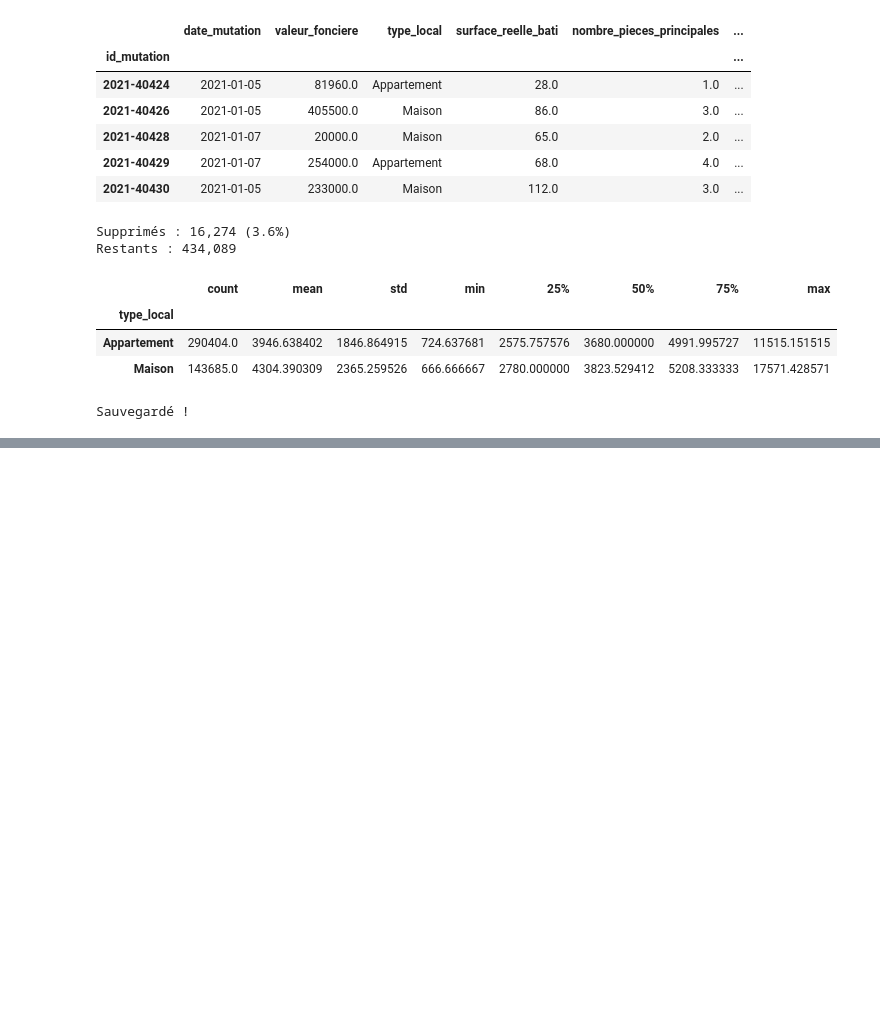
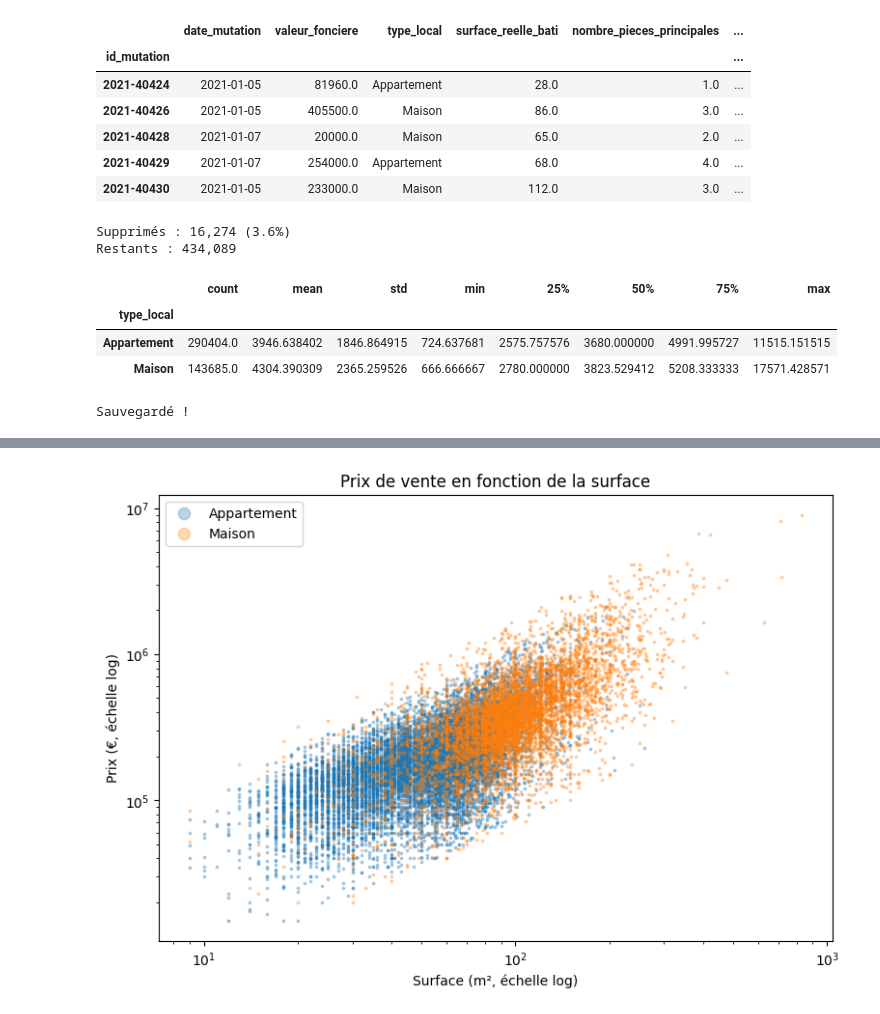
Before and after one commit to salwahmch/estimateur-immo-dvf, a Jupyter notebook: notebooks/03_analyse_exploratoire.ipynb, the cells around one changed output, grey strips where cells are left out. Saved outputs shown, nothing was run; the diff lists cells and outputs as text; code cells hidden in the pictures; blank space fills up the shorter version.

```diff
--- a/notebooks/03_analyse_exploratoire.ipynb
+++ b/notebooks/03_analyse_exploratoire.ipynb
@@ -127,0 +189,16 @@ Sauvegardé !
+# %%
+echantillon = logements.sample(20_000, random_state=42)
+
+fig, ax = plt.subplots(figsize=(9, 6))
+for type_local, couleur in [("Appartement", "tab:blue"), ("Maison", "tab:orange")]:
+    s = echantillon[echantillon["type_local"] == type_local]
+    ax.scatter(s["surface_reelle_bati"], s["valeur_fonciere"], s=3, alpha=0.3, color=couleur, label=type_local)
+ax.set_xscale("log")
+ax.set_yscale("log")
+ax.set(title="Prix de vente en fonction de la surface", xlabel="Surface (m², échelle log)",
+       ylabel="Prix (€, échelle log)")
+ax.legend(markerscale=5)
+fig.savefig(dossier_fig / "surface_vs_prix.png", dpi=150, bbox_inches="tight")
+plt.show()
+# %% [output]
+[figure, added]
```
Also changed, not shown: parts of 4 cells of this notebook, 6 other files.
